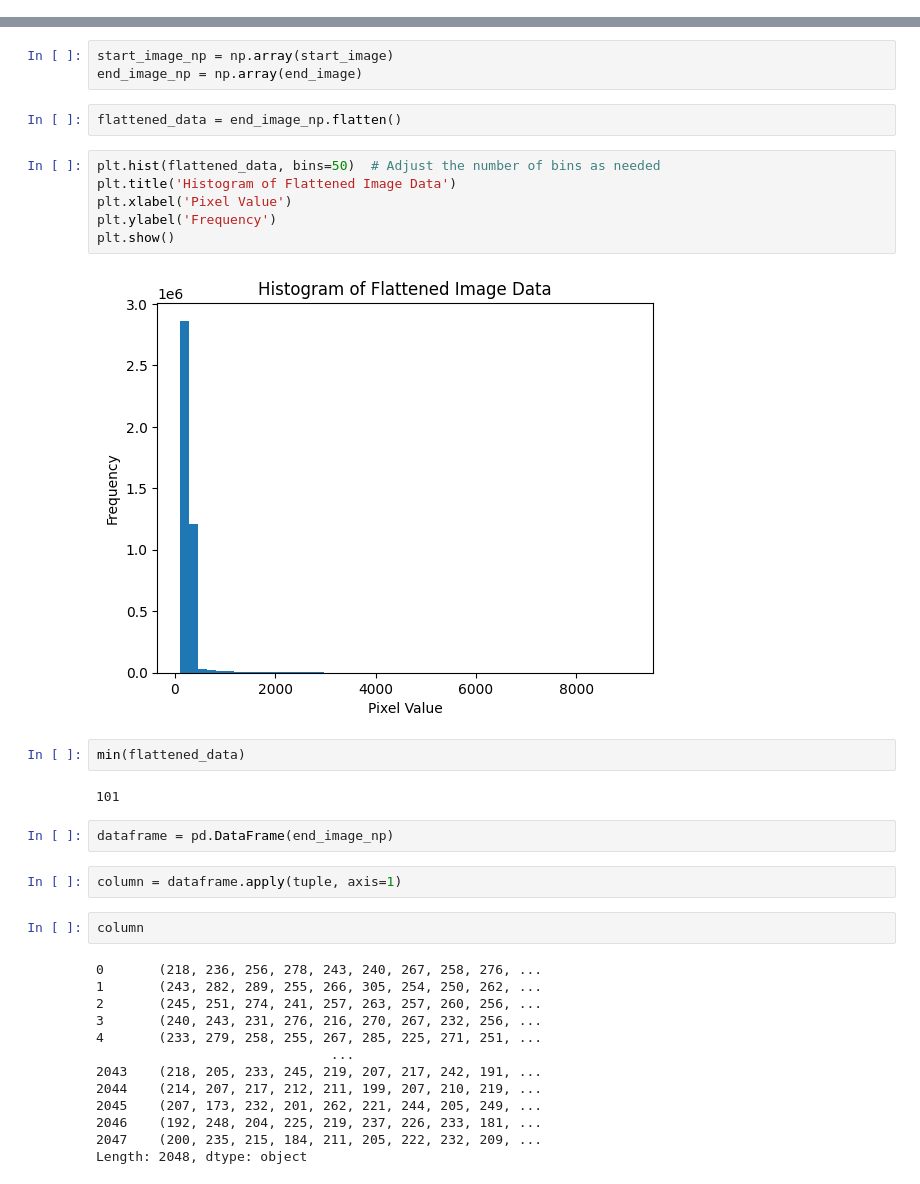
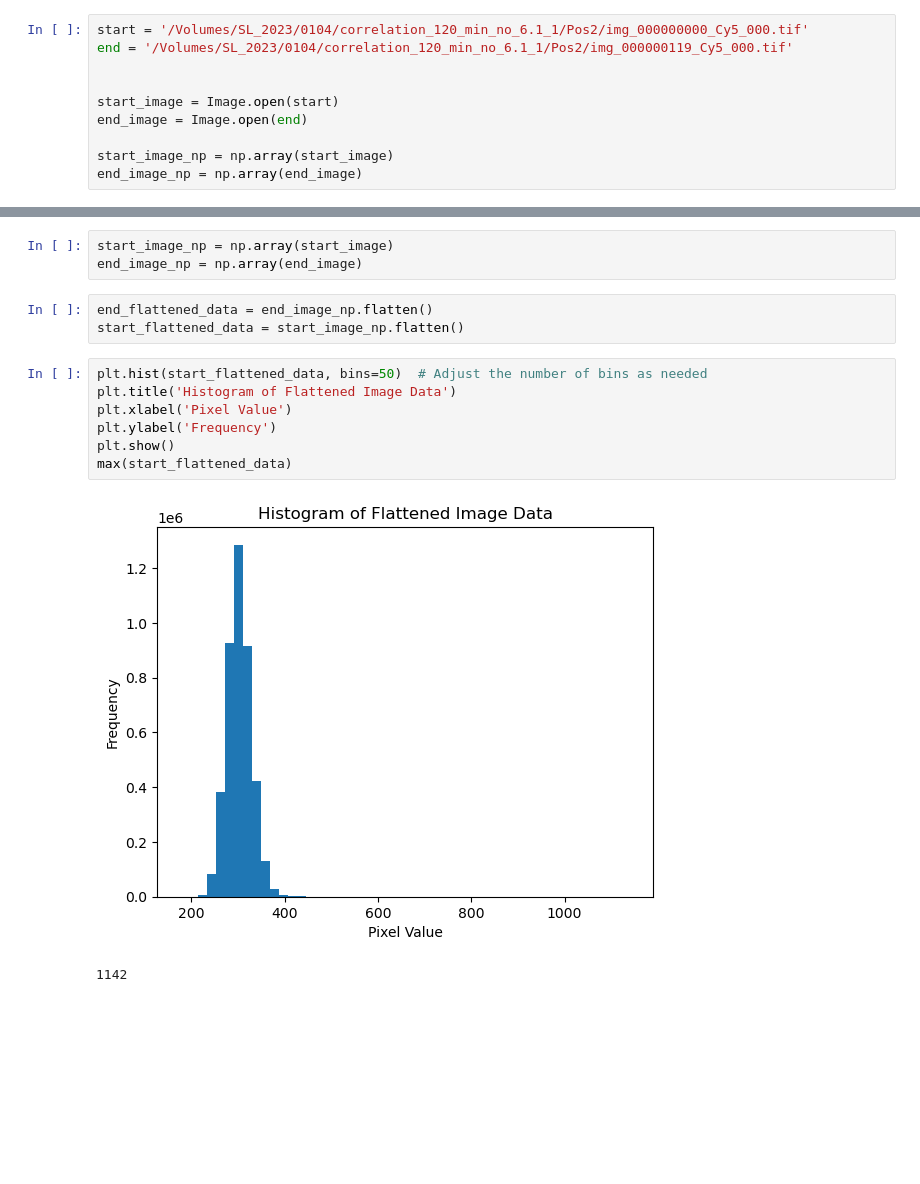
Before and after one commit to shichenliu97/active-matters-programmed-phase-transition, a Jupyter notebook: analysis/figure_1_image_entropy.ipynb, the cells around one changed output, grey strips where cells are left out. Cells and saved outputs as stored; diff of their text form; blank space fills up the shorter version.

```diff
--- a/analysis/figure_1_image_entropy.ipynb
+++ b/analysis/figure_1_image_entropy.ipynb
@@ -518,0 +558,10 @@ end = '/home/shichenliu/Dropbox/Academics/PhD_phase/Thomson_Lab/local_to_global_
+# %%
+start = '/Volumes/SL_2023/0104/correlation_120_min_no_6.1_1/Pos2/img_000000000_Cy5_000.tif'
+end = '/Volumes/SL_2023/0104/correlation_120_min_no_6.1_1/Pos2/img_000000119_Cy5_000.tif'
+
+
+start_image = Image.open(start)
+end_image = Image.open(end)
+
+start_image_np = np.array(start_image)
+end_image_np = np.array(end_image)
@@ -522,36 +573,16 @@ end_image = Image.open(end)
 # %%
 start_image_np = np.array(start_image)
 end_image_np = np.array(end_image)
-# %%
-flattened_data = end_image_np.flatten()
+# %%
+end_flattened_data = end_image_np.flatten()
+start_flattened_data = start_image_np.flatten()
 # %%
-plt.hist(flattened_data, bins=50)  # Adjust the number of bins as needed
+plt.hist(start_flattened_data, bins=50)  # Adjust the number of bins as needed
 plt.title('Histogram of Flattened Image Data')
 plt.xlabel('Pixel Value')
 plt.ylabel('Frequency')
 plt.show()
+max(start_flattened_data)
 # %% [output]
-[figure, old version]
+[figure, new version]
+1142
-# %%
-min(flattened_data)
-# %% [output]
-101
-# %%
-dataframe = pd.DataFrame(end_image_np)
-# %%
-column = dataframe.apply(tuple, axis=1)
-# %%
-column
-# %% [output]
-0       (218, 236, 256, 278, 243, 240, 267, 258, 276, ...
-1       (243, 282, 289, 255, 266, 305, 254, 250, 262, ...
-2       (245, 251, 274, 241, 257, 263, 257, 260, 256, ...
-3       (240, 243, 231, 276, 216, 270, 267, 232, 256, ...
-4       (233, 279, 258, 255, 267, 285, 225, 271, 251, ...
-                              ...
-2043    (218, 205, 233, 245, 219, 207, 217, 242, 191, ...
-2044    (214, 207, 217, 212, 211, 199, 207, 210, 219, ...
-2045    (207, 173, 232, 201, 262, 221, 244, 205, 249, ...
-2046    (192, 248, 204, 225, 219, 237, 226, 233, 181, ...
-2047    (200, 235, 215, 184, 211, 205, 222, 232, 209, ...
-Length: 2048, dtype: object
```
Also changed, not shown: parts of 38 cells of this notebook.
